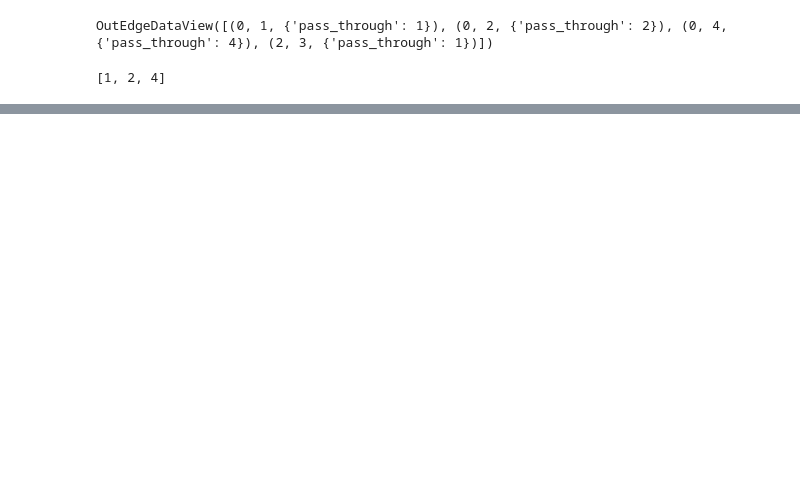
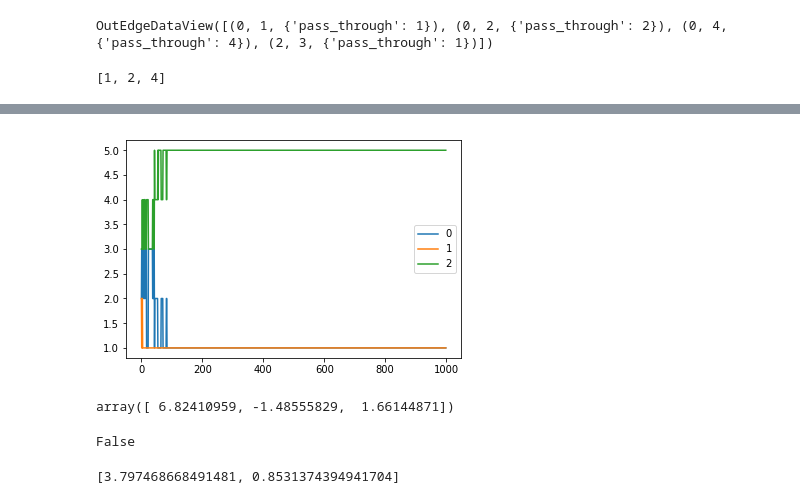
Before and after one commit to Olivier-Lakoue/Graph_ML_Problems, a Jupyter notebook: notebooks/[32]_Redefine_action.ipynb, the cells around one changed output, grey strips where cells are left out. Saved outputs shown, nothing was run; the diff lists cells and outputs as text; code cells hidden in the pictures; blank space fills up the shorter version.

```diff
--- a/notebooks/[32]_Redefine_action.ipynb
+++ b/notebooks/[32]_Redefine_action.ipynb
@@ -267,0 +143,13 @@ plt.show()
+# %%
+pd.DataFrame(vals_series).plot()
+plt.show()
+# %% [output]
+[figure, added]
+# %%
+pt_vals[:3]
+# %% [output]
+array([ 6.82410959, -1.48555829,  1.66144871])
+# %%
+((np.ones((3)) - np.random.randn(3)) >= np.zeros((3))).all()
+# %% [output]
+False
@@ -267,0 +158,4 @@ plt.show()
+# %%
+random.sample(pt_vals.tolist(),2)
+# %% [output]
+[3.797468668491481, 0.8531374394941704]
```
Also changed, not shown: parts of 52 cells of this notebook, 2 other files.
